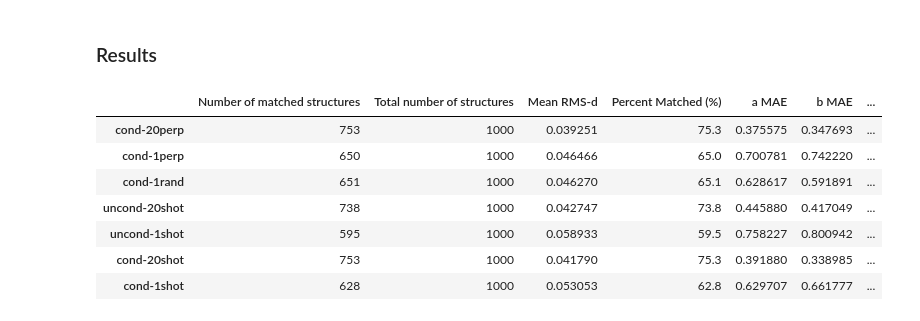
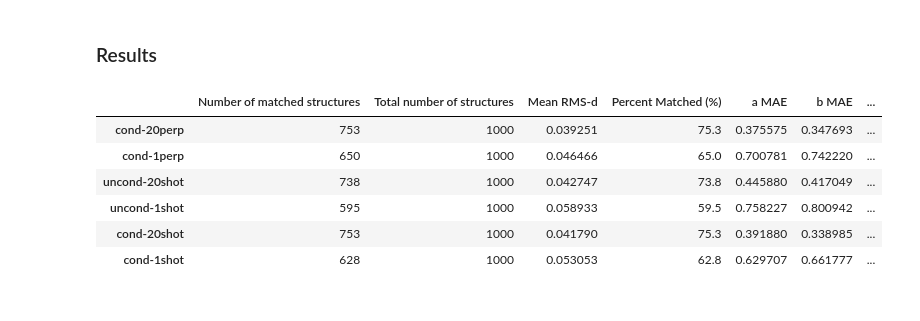
Before and after one commit to C-Bone-UCL/CrystaLLM-pi, a Jupyter notebook: notebooks/X_XRD_mp-20-ablations.ipynb, the cells around one changed output. Cells and saved outputs as stored; diff of their text form; code cells hidden in the pictures.

```diff
--- a/notebooks/X_XRD_mp-20-ablations.ipynb
+++ b/notebooks/X_XRD_mp-20-ablations.ipynb
@@ -452,42 +372,39 @@ Materials with sensible structures: 995
 # %%
 metrics_1perp_parquet = "_artifacts/mp-20-pxrd/temp/mp-20-scratch-1perp-075_metrics.parquet"
 metrics_20perp_parquet = "_artifacts/mp-20-pxrd/temp/mp-20-scratch-20perp-075_metrics.parquet"
-metrics_1rand_parquet = "_artifacts/mp-20-pxrd/temp/mp-20-scratch-1rand-075_metrics.parquet"
 metrics_uncond_1shot_parquet = "_artifacts/mp-20-pxrd/ablation/mp-20-scratch-uncond-1shot_metrics.parquet"
 metrics_uncond_20shot_parquet = "_artifacts/mp-20-pxrd/ablation/mp-20-scratch-uncond-20shot_metrics.parquet"
 metrics_cond_1shot_parquet = "_artifacts/mp-20-pxrd/ablation/mp-20-scratch-1shot_metrics.parquet"
 metrics_cond_20shot_parquet = "_artifacts/mp-20-pxrd/ablation/mp-20-scratch-20shot_metrics.parquet"
 
 # make a table with all the results
 import __init__
 from _utils import get_metrics_xrd
 import pandas as pd
 import numpy as np
 
 paths = {
     'cond-20perp': metrics_20perp_parquet,
     'cond-1perp': metrics_1perp_parquet,
-    'cond-1rand': metrics_1rand_parquet,
     'uncond-20shot': metrics_uncond_20shot_parquet,
     'uncond-1shot': metrics_uncond_1shot_parquet,
     'cond-20shot': metrics_cond_20shot_parquet,
     'cond-1shot': metrics_cond_1shot_parquet
 }
 results = {}
 
 for names, path in paths.items():
     df = pd.read_parquet(path)
     metrics_result = get_metrics_xrd(df, n_test=1000, only_matched=False, verbose=False)
     results[names] = metrics_result
 
 # Create final table with all results
 final_table = pd.DataFrame.from_dict(results, orient='index')
 final_table
 # %% [output]
 |  | Number of matched structures | Total number of structures | Mean RMS-d | Percent Matched (%) | a MAE | b MAE | ... |
 | cond-20perp | 753 | 1000 | 0.039251 | 75.3 | 0.375575 | 0.347693 | ... |
 | cond-1perp | 650 | 1000 | 0.046466 | 65.0 | 0.700781 | 0.742220 | ... |
-| cond-1rand | 651 | 1000 | 0.046270 | 65.1 | 0.628617 | 0.591891 | ... |
 | uncond-20shot | 738 | 1000 | 0.042747 | 73.8 | 0.445880 | 0.417049 | ... |
 | uncond-1shot | 595 | 1000 | 0.058933 | 59.5 | 0.758227 | 0.800942 | ... |
 | cond-20shot | 753 | 1000 | 0.041790 | 75.3 | 0.391880 | 0.338985 | ... |
```
Also changed, not shown: parts of 3 cells of this notebook, 5 other files.
